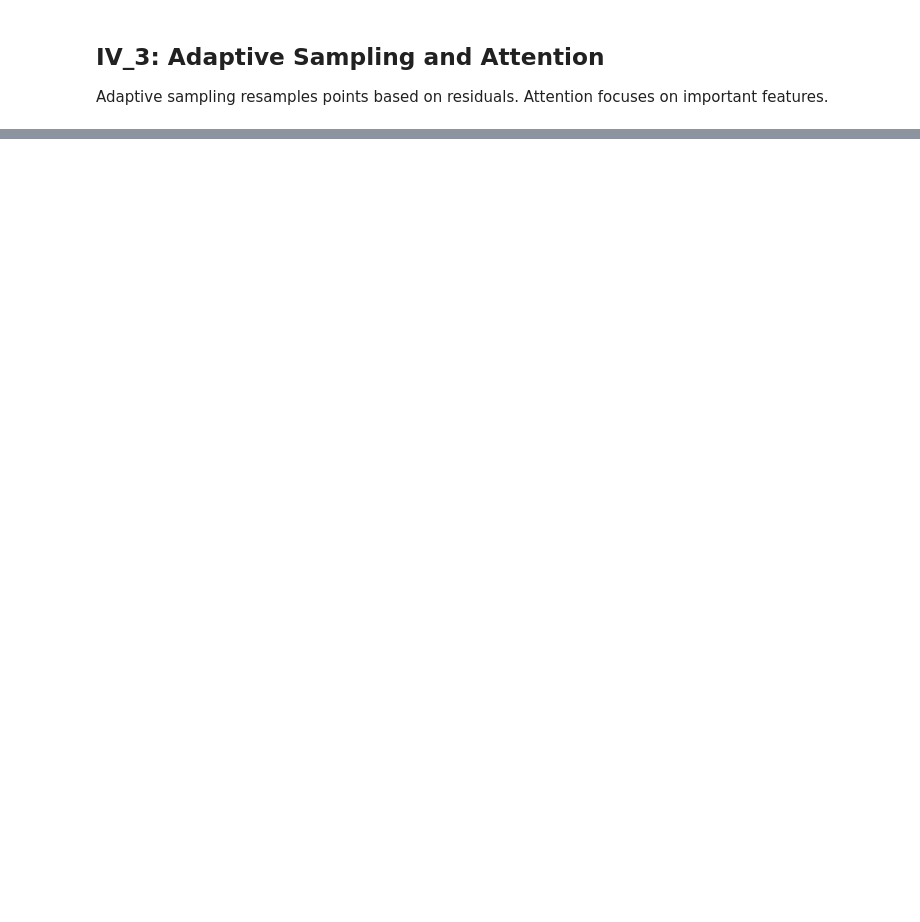
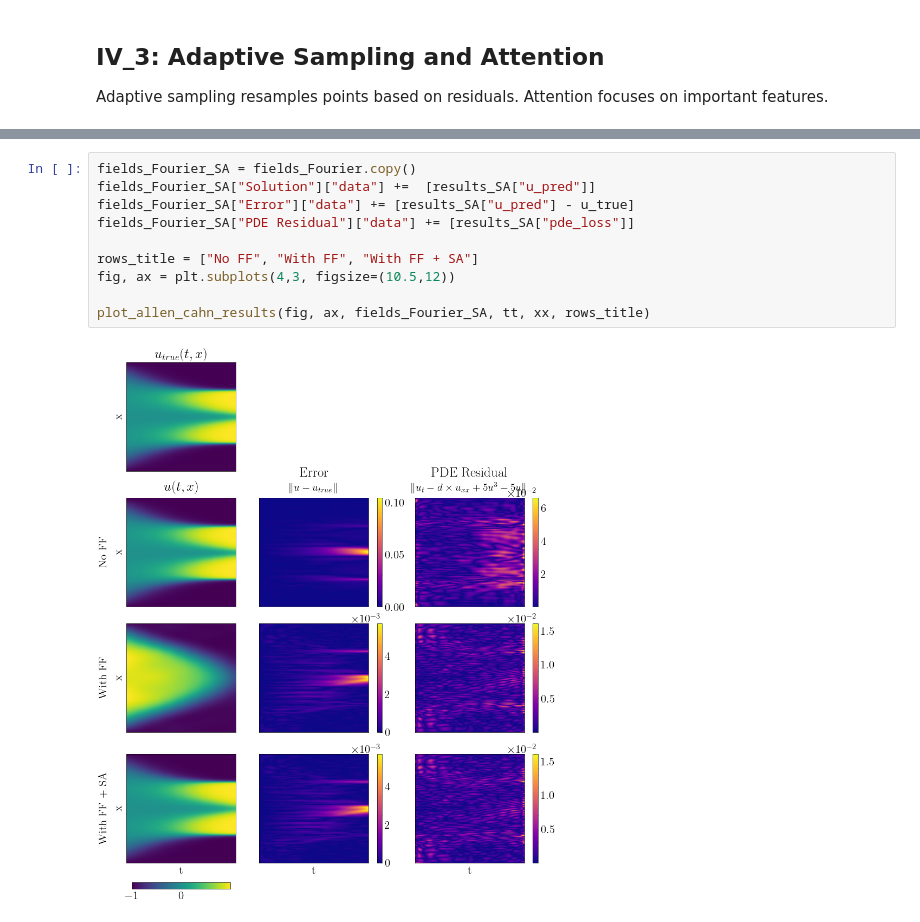
Before and after one commit to bonneted/PhD, a Jupyter notebook: IV_ImprovingTraining.ipynb, the cells around one changed output, grey strips where cells are left out. Saved outputs shown, nothing was run; the diff lists cells and outputs as text; blank space fills up the shorter version.

Commit message:
implement Fourier and SA

```diff
--- a/IV_ImprovingTraining.ipynb
+++ b/IV_ImprovingTraining.ipynb
@@ -153,0 +399,12 @@ Adaptive sampling resamples points based on residuals. Attention focuses on impo
+# %%
+fields_Fourier_SA = fields_Fourier.copy()
+fields_Fourier_SA["Solution"]["data"] +=  [results_SA["u_pred"]]
+fields_Fourier_SA["Error"]["data"] += [results_SA["u_pred"] - u_true]
+fields_Fourier_SA["PDE Residual"]["data"] += [results_SA["pde_loss"]]
+
+rows_title = ["No FF", "With FF", "With FF + SA"]
+fig, ax = plt.subplots(4,3, figsize=(10.5,12))
+
+plot_allen_cahn_results(fig, ax, fields_Fourier_SA, tt, xx, rows_title)
+# %% [output]
+[figure, added]
```
Also changed, not shown: parts of 7 cells of this notebook, 4 other files.
